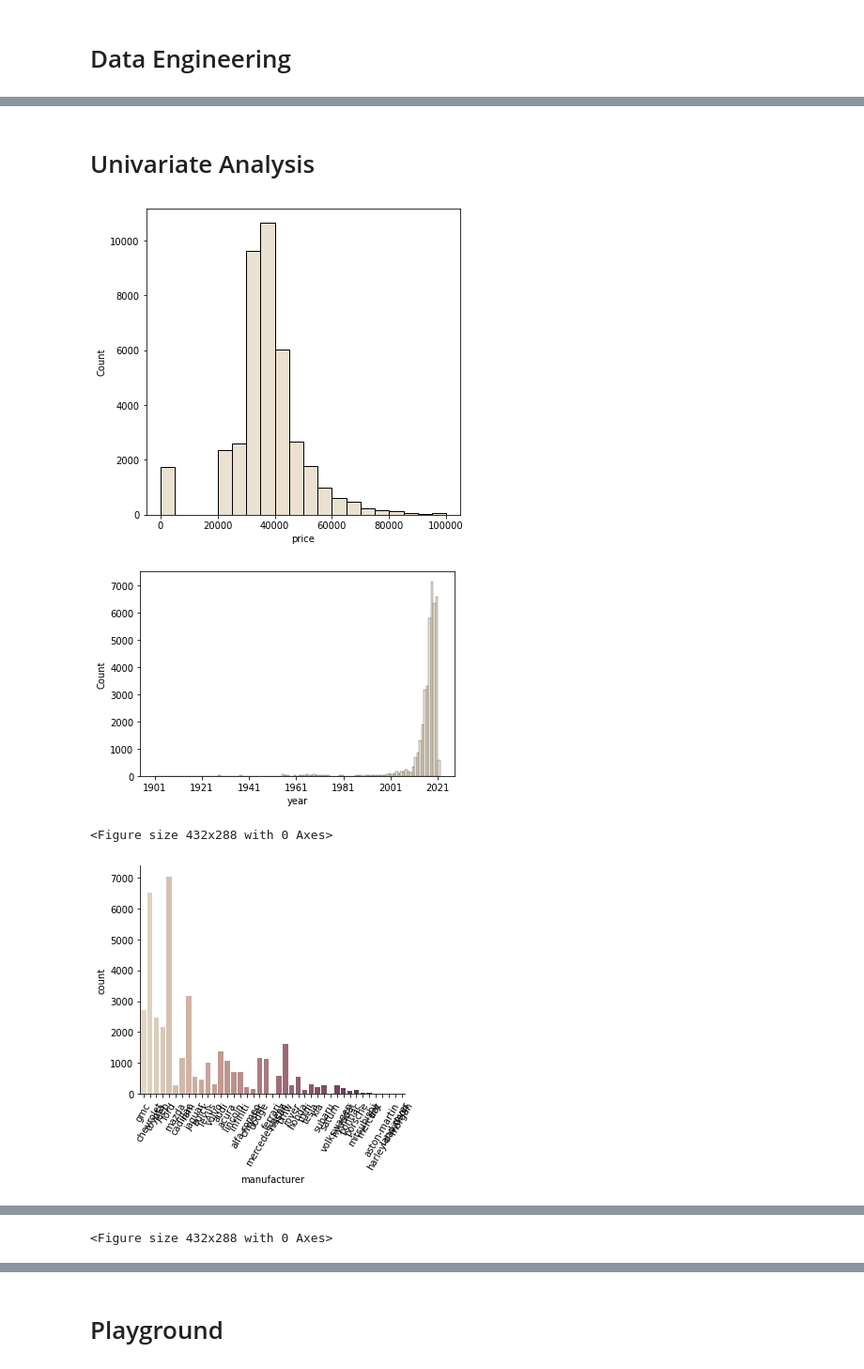
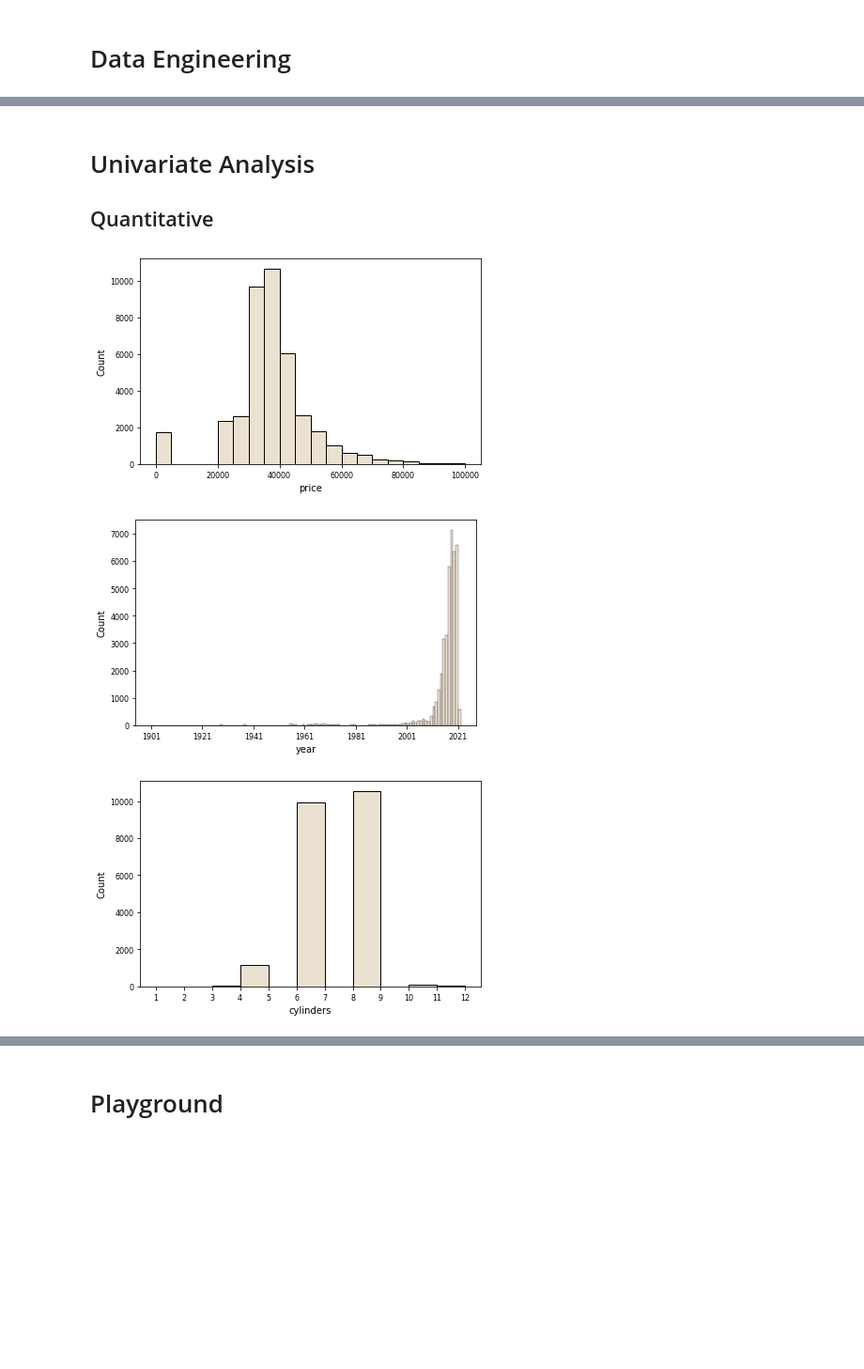
Before and after one commit to jmbreche/cars, a Jupyter notebook: main.ipynb, the cells around one changed output, grey strips where cells are left out. Shown: that part at 94% size. Drawn from its saved outputs; the diff is of its cells as text; code cells hidden in the pictures; blank space fills up the shorter version.

```diff
--- a/main.ipynb
+++ b/main.ipynb
@@ -12,6 +12,7 @@ df = pd.read_csv("vehicles.csv", index_col="id", parse_dates=True, infer_datetim
 print(list(df.columns))
 
 df = df.drop([
+    "model",
     "url",
     "region",
     "region_url",
@@ -21,7 +22,6 @@ df = df.drop([
 ], axis="columns")
 
 df = df.dropna(subset=["price", "year", "odometer", "lat", "long"])
-df[["price", "year", "odometer"]] = df[["price", "year", "odometer"]].astype(int)
 
 df["price"] = round(df["price"], -3)
 
@@ -32,6 +32,14 @@ df = df[df["price"].isin(cnt_keys[np.abs(stats.zscore(cnt_vals)) < 1])]
 
 df = df[(np.abs(stats.zscore(df[["price", "odometer", "lat", "long"]])) < 1).all(axis=1)]
 
+df["condition"] = df["condition"].replace("like new", "new")
+df["cylinders"] = df["cylinders"].fillna("0")
+df["cylinders"] = df["cylinders"].replace("other", "0")
+
+df["cylinders"] = pd.to_numeric(df["cylinders"].str.extract('(\d+\.?\d*)')[0], downcast="integer")
+
+df[["price", "year", "cylinders", "odometer"]] = df[["price", "year", "cylinders", "odometer"]].astype(int)
+
 display(df)
 df.to_csv("clean.csv")
 # %% [output]
@@ -54,43 +61,45 @@ PermissionError: [Errno 13] Permission denied: 'clean.csv'
 # %% [markdown]
 # Univariate Analysis
+## Quantitative
 # %%
 import seaborn as sns
 import matplotlib.pyplot as plt
 from IPython.display import HTML
 
 HTML("""
     <style>
         .output_png {
             display: table-cell;
             text-align: center;
             vertical-align: middle;
         }
     </style>
 """)
 
-plt.figure(figsize=(6,6))
+plt.rcParams["figure.figsize"] = (6.5, 4.017)
+plt.rcParams["xtick.labelsize"] = 8
+plt.rcParams["ytick.labelsize"] = 8
 
 sns.set_palette("ch:.25")
+
 sns.histplot(df["price"], bins=np.arange(0, 100001, step=5000))
+plt.savefig("price_dist.png")
 plt.show()
-plt.savefig("price_dist.png")
 
 sns.histplot(df["year"], bins=np.arange(min(df["year"]), max(df["year"]) + 1))
 plt.xticks(np.arange(min(df["year"]), max(df["year"]) + 1, step=20))
+plt.savefig("year_dist.png")
 plt.show()
-plt.savefig("year_dist.png")
 
-sns.catplot(data=df, x="manufacturer", kind="count", palette="ch:.25")
-plt.xticks(rotation=60)
-plt.tight_layout()
+sns.histplot(df["cylinders"][df["cylinders"] != 0], bins=np.arange(1, max(df["cylinders"]) + 1))
+plt.xticks(np.arange(1, max(df["cylinders"]) + 1))
+plt.savefig("cylinders_dist.png")
 plt.show()
-plt.savefig("manufacturer_dist.png")
 
 sns.histplot(df["odometer"])
+plt.savefig("odometer_dist.png")
 plt.show()
-plt.savefig("odometer_dist.png")
 # %% [output]
-[figure, old version]
+[figure, new version]
-[figure, old version]
+[figure, new version]
-<Figure size 432x288 with 0 Axes>
-[figure, old version]
+[figure, new version]
@@ -98 +106,0 @@ plt.savefig("odometer_dist.png")
-<Figure size 432x288 with 0 Axes>
```
Also changed, not shown: parts of 5 cells of this notebook, 4 other files.
